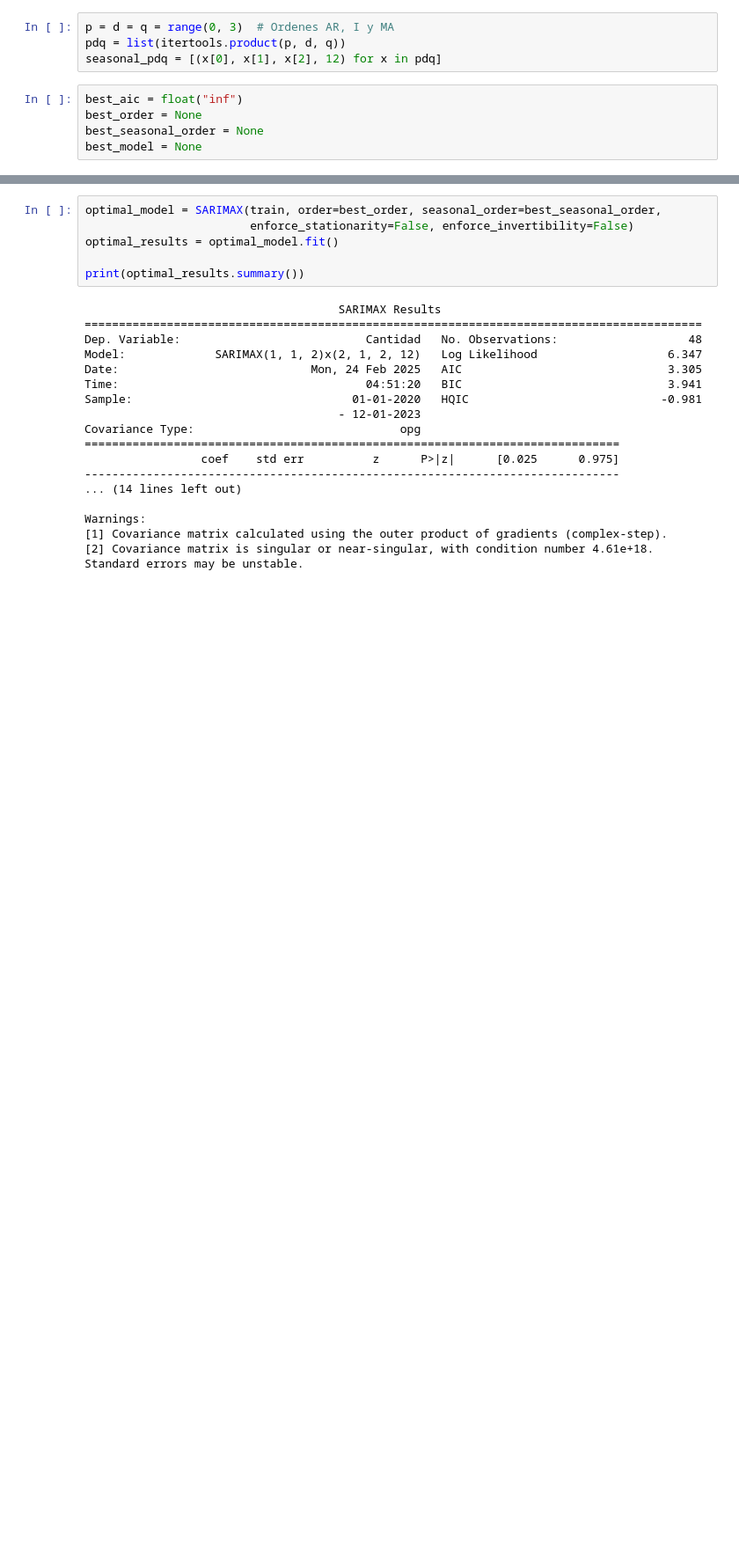
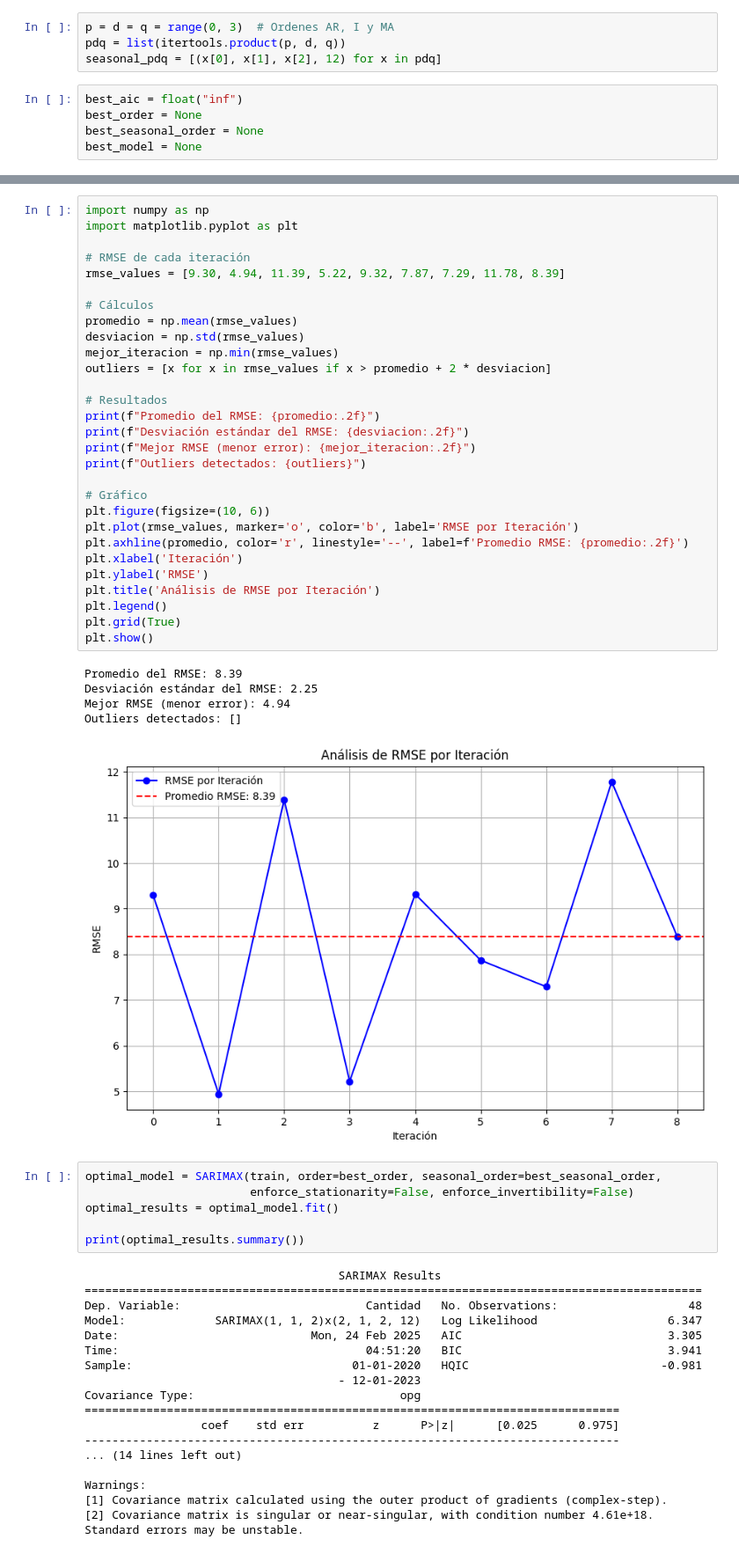
Before and after one commit to serway-hub/Proyecto_pronostico, a Jupyter notebook: pronosticos_pergolite.ipynb, the cells around one changed output, grey strips where cells are left out. Shown at 88% size. Saved outputs shown, nothing was run; the diff lists cells and outputs as text; blank space fills up the shorter version.

```diff
--- a/pronosticos_pergolite.ipynb
+++ b/pronosticos_pergolite.ipynb
@@ -357,3 +586,38 @@ AIC: 3.305296128212607
+# %%
+import numpy as np
+import matplotlib.pyplot as plt
+
+# RMSE de cada iteración
+rmse_values = [9.30, 4.94, 11.39, 5.22, 9.32, 7.87, 7.29, 11.78, 8.39]
+
+# Cálculos
+promedio = np.mean(rmse_values)
+desviacion = np.std(rmse_values)
+mejor_iteracion = np.min(rmse_values)
+outliers = [x for x in rmse_values if x > promedio + 2 * desviacion]
+
+# Resultados
+print(f"Promedio del RMSE: {promedio:.2f}")
+print(f"Desviación estándar del RMSE: {desviacion:.2f}")
+print(f"Mejor RMSE (menor error): {mejor_iteracion:.2f}")
+print(f"Outliers detectados: {outliers}")
+
+# Gráfico
+plt.figure(figsize=(10, 6))
+plt.plot(rmse_values, marker='o', color='b', label='RMSE por Iteración')
+plt.axhline(promedio, color='r', linestyle='--', label=f'Promedio RMSE: {promedio:.2f}')
+plt.xlabel('Iteración')
+plt.ylabel('RMSE')
+plt.title('Análisis de RMSE por Iteración')
+plt.legend()
+plt.grid(True)
+plt.show()
+# %% [output]
+Promedio del RMSE: 8.39
+Desviación estándar del RMSE: 2.25
+Mejor RMSE (menor error): 4.94
+Outliers detectados: []
+[figure, added]
 # %%
 optimal_model = SARIMAX(train, order=best_order, seasonal_order=best_seasonal_order,
                         enforce_stationarity=False, enforce_invertibility=False)
```
Also changed, not shown: parts of 9 cells of this notebook.
